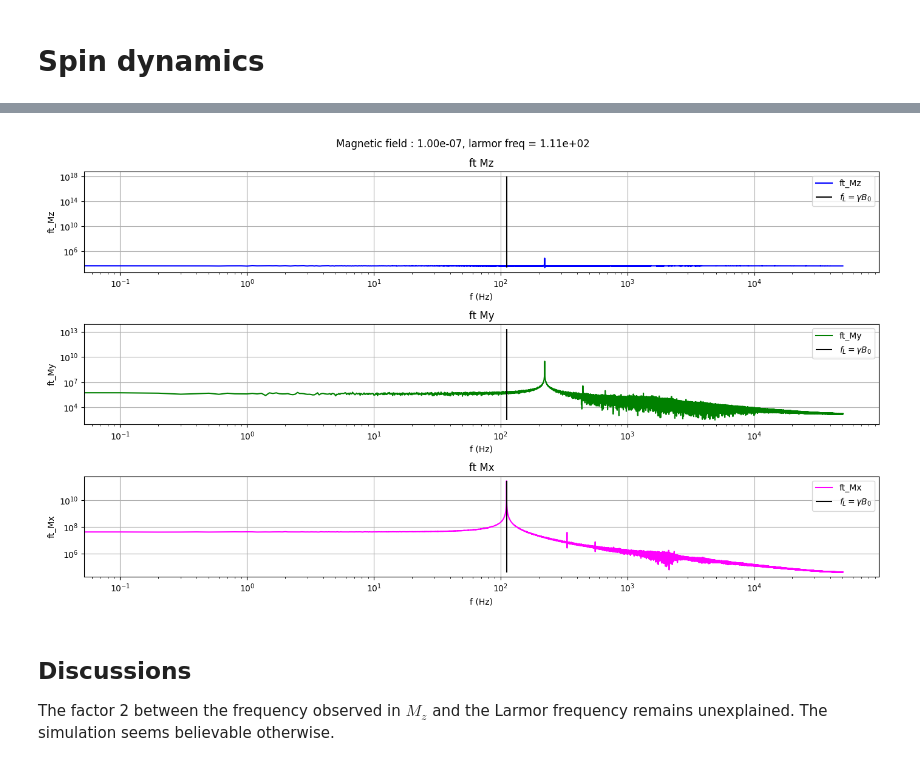
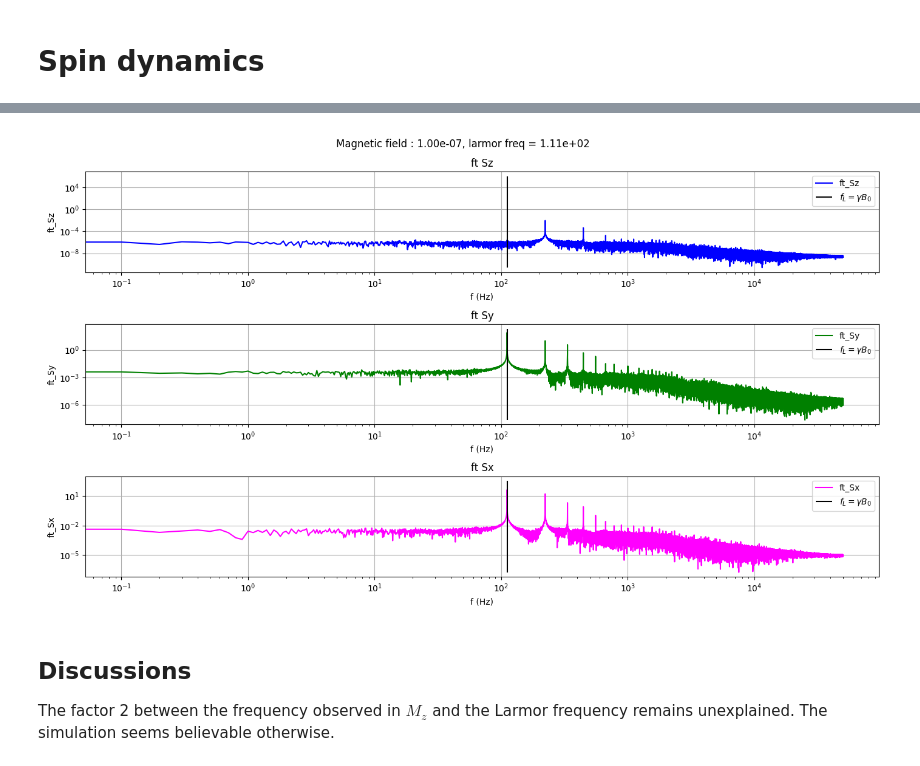
Before and after one commit to GuillaumeCLEMENT314/FHNW-, a Jupyter notebook: bloch_SOOPM.ipynb, the cells around one changed output, grey strips where cells are left out. Saved outputs shown, nothing was run; the diff lists cells and outputs as text; code cells hidden in the pictures.

```diff
--- a/bloch_SOOPM.ipynb
+++ b/bloch_SOOPM.ipynb
@@ -109,28 +112,28 @@ Final Mz: 1115233926782.5559
 %matplotlib widget
 fig, axes = plt.subplots(nrows=3, ncols=1, figsize=(14, 8))
 
-points_to_skip = 1
+points_to_skip = 1000
 
 # First subplot: sine function
-axes[0].plot(t[points_to_skip:], Mz[points_to_skip:], color='blue', label='Mz')
-axes[0].set_title('Mz')
+axes[0].plot(t[points_to_skip:], Sz[points_to_skip:], color='blue', label='Sz')
+axes[0].set_title('Sz')
 axes[0].set_xlabel('t (s)')
-axes[0].set_ylabel('Mz')
+axes[0].set_ylabel('Sz')
 axes[0].legend()
 axes[0].grid(True)
 
 # Third subplot: double frequency sine function
-axes[1].plot(t[points_to_skip:], My[points_to_skip:], color='green', label='My')
-axes[1].set_title('My')
+axes[1].plot(t[points_to_skip:], Sy[points_to_skip:], color='green', label='Sy')
+axes[1].set_title('Sy')
 axes[1].set_xlabel('t')
-axes[1].set_ylabel('My')
+axes[1].set_ylabel('Sy')
 axes[1].legend()
 axes[1].grid(True)
 
-axes[2].plot(t[points_to_skip:], Mx[points_to_skip:], color='black', label='Mx')
-axes[2].set_title('Mx')
+axes[2].plot(t[points_to_skip:],Sx[points_to_skip:], color='black', label='Sx')
+axes[2].set_title('Sx')
 axes[2].set_xlabel('t')
-axes[2].set_ylabel('Mx')
+axes[2].set_ylabel('Sx')
 axes[2].legend()
 axes[2].grid(True)
 
@@ -146,72 +149,72 @@ dt = t_eval[1]-t_eval[0]
 freq = np.fft.rfftfreq(len(t_eval[points_to_skip:]), d=dt)
 #freq_shifted = np.abs(np.fft.fftshift(freq))
 
-ft_Mz = np.abs(np.fft.rfft(Mz[points_to_skip:]))
-ft_My = np.abs(np.fft.rfft(My[points_to_skip:]))
-ft_Mx = np.abs(np.fft.rfft(Mx[points_to_skip:]))
+ft_Sz = np.abs(np.fft.rfft(Sz[points_to_skip:]))
+ft_Sy = np.abs(np.fft.rfft(Sy[points_to_skip:]))
+ft_Sx = np.abs(np.fft.rfft(Sx[points_to_skip:]))
 
 masked_freq = freq <=25e3
 
-masked_ft_Mz = ft_Mz[np.where(masked_freq==True)]
-masked_ft_My = ft_My[np.where(masked_freq==True)]
-masked_ft_Mx = ft_Mx[np.where(masked_freq==True)]
+masked_ft_Sz = ft_Sz[np.where(masked_freq==True)]
+masked_ft_Sy = ft_Sy[np.where(masked_freq==True)]
+masked_ft_Sx = ft_Sx[np.where(masked_freq==True)]
 
-peaks_Mz, _ = find_peaks(masked_ft_Mz, height=1e2)
-peaks_My, _ = find_peaks(masked_ft_My, height=1e2)
-peaks_Mx, _ = find_peaks(masked_ft_Mx, height=1e-1)
+peaks_Sz, _ = find_peaks(masked_ft_Sz, height=1e2)
+peaks_Sy, _ = find_peaks(masked_ft_Sy, height=1e2)
+peaks_Sx, _ = find_peaks(masked_ft_Sx, height=1e-1)
 
-noise_spectrum_signal_Mz = np.delete(masked_ft_Mz,peaks_Mz)
-average_noise_Mz = np.mean(noise_spectrum_signal_Mz[1:])
-noise_spectrum_signal_My = np.delete(masked_ft_My,peaks_My)
-average_noise_My = np.mean(noise_spectrum_signal_My[1:])
-noise_spectrum_signal_Mx = np.delete(masked_ft_Mx,peaks_Mx)
-average_noise_Mx = np.mean(noise_spectrum_signal_Mx[1:])
+noise_spectrum_signal_Sz = np.delete(masked_ft_Sz,peaks_Sz)
+average_noise_Sz = np.mean(noise_spectrum_signal_Sz[1:])
+noise_spectrum_signal_Sy = np.delete(masked_ft_Sy,peaks_Sy)
+average_noise_Sy = np.mean(noise_spectrum_signal_Sy[1:])
+noise_spectrum_signal_Sx = np.delete(masked_ft_Sx,peaks_Sx)
+average_noise_Sx = np.mean(noise_spectrum_signal_Sx[1:])
 
 fig, axes = plt.subplots(nrows=3, ncols=1, figsize=(14, 8))
 
 fig.suptitle('Magnetic field : {:.2e}, larmor freq = {:.2e}'.format(B_0, gamma*B_0/(2*np.pi)))
 
-axes[0].plot(freq, ft_Mz, color='blue', label='ft_Mz')
-axes[0].vlines(gamma*B_0/(2*np.pi), min(ft_Mz), max(ft_Mz), color = 'k', label='$f_{L} = \gamma B_0 $')
-#axes[0].axhline(average_noise_Mz, color = 'r', label = 'noise floor = {:.2e}'.format(average_noise_Mz))
-#axes[0].plot(freq[peaks_Mz], ft_Mz[peaks_Mz], 'x', label = 'peak value = {:.2e}\npeak position = {:.2e}'.format(float(ft_Mz[peaks_Mz]), float(freq[peaks_Mz])))
+axes[0].plot(freq, ft_Sz, color='blue', label='ft_Sz')
+axes[0].vlines(gamma*B_0/(2*np.pi), min(ft_Sz), max(ft_Sz), color = 'k', label='$f_{L} = \gamma B_0 $')
+#axes[0].axhline(average_noise_Sz, color = 'r', label = 'noise floor = {:.2e}'.format(average_noise_Sz))
+#axes[0].plot(freq[peaks_Sz], ft_Sz[peaks_Sz], 'x', label = 'peak value = {:.2e}\npeak position = {:.2e}'.format(float(ft_Sz[peaks_Sz]), float(freq[peaks_Sz])))
 axes[0].set_xscale('log')
 axes[0].set_yscale('log')
-axes[0].set_title('ft Mz')
+axes[0].set_title('ft Sz')
 axes[0].set_xlabel('f (Hz)')
-axes[0].set_ylabel('ft_Mz')
+axes[0].set_ylabel('ft_Sz')
 axes[0].legend()
 axes[0].grid(True)
 
-axes[1].plot(freq, ft_My, color='green', label='ft_My')
-axes[1].vlines(gamma*B_0/(2*np.pi), min(ft_My), max(ft_My), color = 'k', label='$f_{L} = \gamma B_0 $')
-#axes[1].axhline(average_noise_My, color = 'r', label = 'noise floor = {:.2e}'.format(average_noise_My))
-#axes[1].plot(freq[peaks_My], ft_My[peaks_My], 'x', label = 'peak value = {:.2e}\npeak position = {:.2e}'.format(float(ft_My[peaks_My]), float(freq[peaks_My])))
+axes[1].plot(freq, ft_Sy, color='green', label='ft_Sy')
+axes[1].vlines(gamma*B_0/(2*np.pi), min(ft_Sy), max(ft_Sy), color = 'k', label='$f_{L} = \gamma B_0 $')
+#axes[1].axhline(average_noise_Sy, color = 'r', label = 'noise floor = {:.2e}'.format(average_noise_Sy))
+#axes[1].plot(freq[peaks_Sy], ft_Sy[peaks_Sy], 'x', label = 'peak value = {:.2e}\npeak position = {:.2e}'.format(float(ft_Sy[peaks_Sy]), float(freq[peaks_Sy])))
 axes[1].set_xscale('log')
 axes[1].set_yscale('log')
-axes[1].set_title('ft My')
+axes[1].set_title('ft Sy')
 axes[1].set_xlabel('f (Hz)')
-axes[1].set_ylabel('ft_My')
+axes[1].set_ylabel('ft_Sy')
 axes[1].legend()
 axes[1].grid(True)
 
-axes[2].plot(freq, ft_Mx, color='magenta', label='ft_Mx')
-axes[2].vlines(gamma*B_0/(2*np.pi), min(ft_Mx), max(ft_Mx), color = 'k', label='$f_{L} = \gamma B_0 $')
-#axes[2].axhline(average_noise_Mx, color = 'r', label='noise floor = {:.2e}'.format(average_noise_Mx))
-#axes[2].plot(freq[peaks_Mx], ft_Mx[peaks_Mx], 'x', label = 'peak value = {:.2e}\npeak position = {:.2e}'.format(float(ft_Mx[peaks_Mx]), float(freq[peaks_Mx])))
+axes[2].plot(freq, ft_Sx, color='magenta', label='ft_Sx')
+axes[2].vlines(gamma*B_0/(2*np.pi), min(ft_Sx), max(ft_Sx), color = 'k', label='$f_{L} = \gamma B_0 $')
+#axes[2].axhline(average_noise_Sx, color = 'r', label='noise floor = {:.2e}'.format(average_noise_Sx))
+#axes[2].plot(freq[peaks_Sx], ft_Sx[peaks_Sx], 'x', label = 'peak value = {:.2e}\npeak position = {:.2e}'.format(float(ft_Sx[peaks_Sx]), float(freq[peaks_Sx])))
 axes[2].set_xscale('log')
 axes[2].set_yscale('log')
-axes[2].set_title('ft Mx')
+axes[2].set_title('ft Sx')
 axes[2].set_xlabel('f (Hz)')
-axes[2].set_ylabel('ft_Mx')
+axes[2].set_ylabel('ft_Sx')
 axes[2].legend()
 axes[2].grid(True)
 
 plt.tight_layout()
 
 plt.show()
 # %% [output]
-[figure, old version]
+[figure, new version]
 # %% [markdown]
 ## Discussions
 
```
Also changed, not shown: parts of 11 cells of this notebook.
